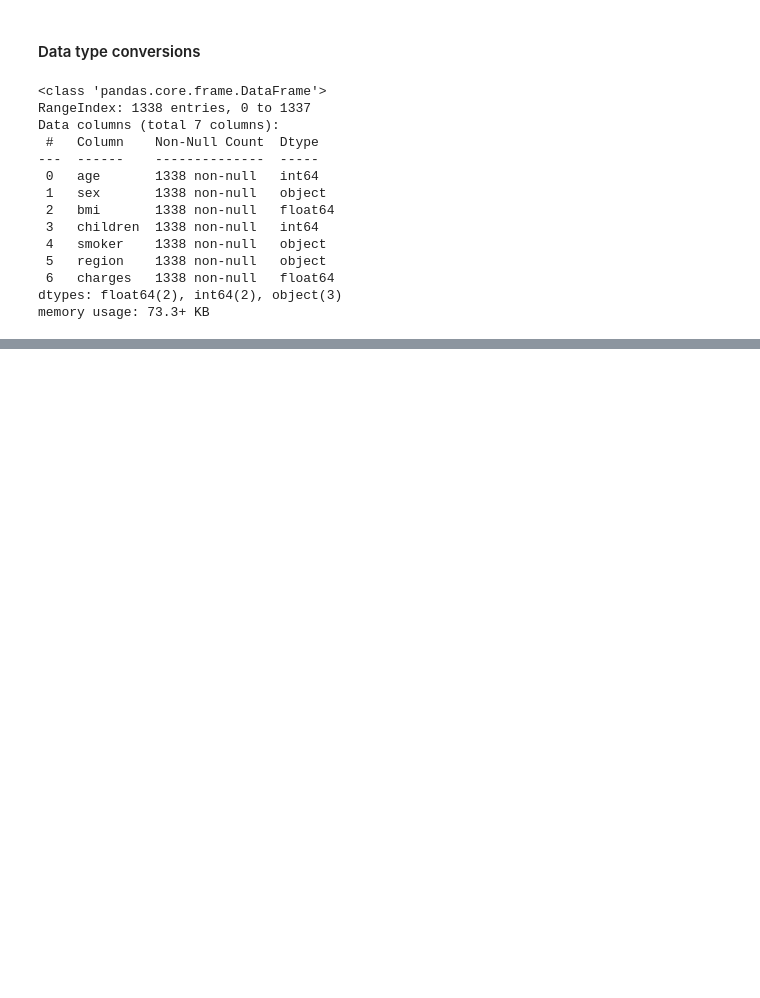
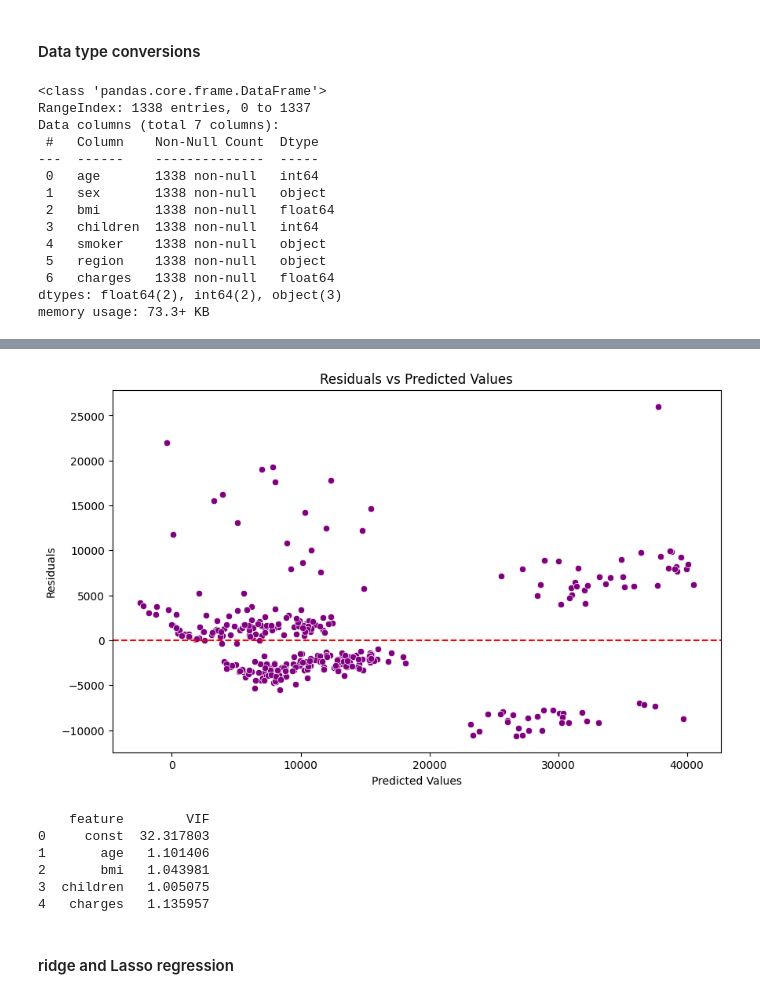
Before and after one commit to waheb-1988/machine_learning_project_usa_insurance_data_set, a Jupyter notebook: notebooks/01_EDA.ipynb, the cells around one changed output, grey strips where cells are left out. Saved outputs shown, nothing was run; the diff lists cells and outputs as text; code cells hidden in the pictures; blank space fills up the shorter version.

```diff
--- a/notebooks/01_EDA.ipynb
+++ b/notebooks/01_EDA.ipynb
@@ -945,0 +1198,11 @@ plt.show()
+# %%
+# Residuals vs Predicted Plot
+plt.figure(figsize=(10,6))
+sns.scatterplot(x=y_pred_test, y=residuals, color='purple')
+plt.axhline(y=0, color='red', linestyle='--')  # Reference line
+plt.title("Residuals vs Predicted Values")
+plt.xlabel("Predicted Values")
+plt.ylabel("Residuals")
+plt.show()
+# %% [output]
+[figure, added]
@@ -946,3 +1211,21 @@ plt.show()
+# %%
+from statsmodels.stats.outliers_influence import variance_inflation_factor
+
+# VIF Calculation for features
+X = sm.add_constant(dcc[['age', 'bmi', 'children', 'charges']])  # Select features
+vif_data = pd.DataFrame()
+vif_data["feature"] = X.columns
+vif_data["VIF"] = [variance_inflation_factor(X.values, i) for i in range(X.shape[1])]
+print(vif_data)
+# %% [output]
+    feature        VIF
+0     const  32.317803
+1       age   1.101406
+2       bmi   1.043981
+3  children   1.005075
+4   charges   1.135957
+# %% [markdown]
+#### ridge and Lasso regression
 # %%
 from sklearn.linear_model import Ridge, Lasso
 from sklearn.model_selection import GridSearchCV
```
Also changed, not shown: parts of 43 cells of this notebook, 1 other file.
